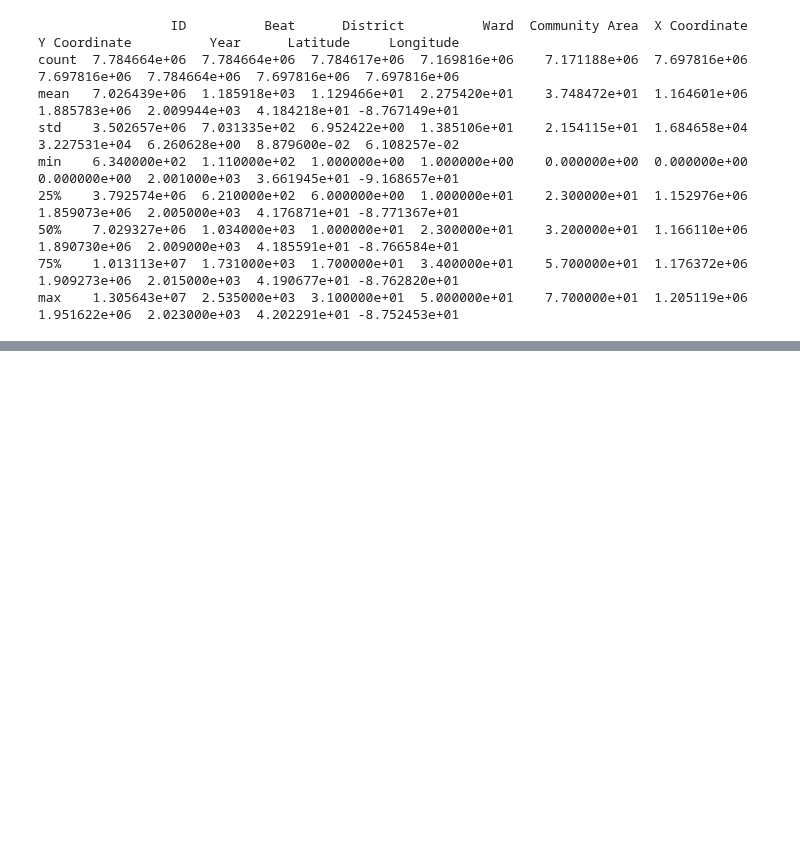
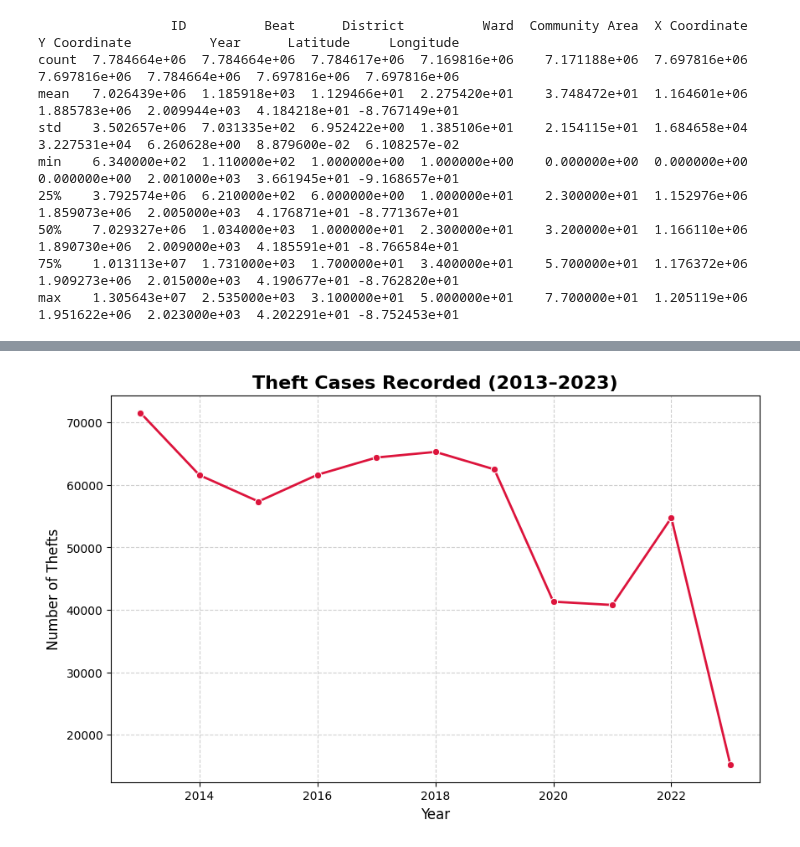
Before and after one commit to DuoDduo/AI-fellowship-module-2, a Jupyter notebook: Tasks/Task19/task19.ipynb, the cells around one changed output, grey strips where cells are left out. Cells and saved outputs as stored; diff of their text form; code cells hidden in the pictures; blank space fills up the shorter version.

```diff
--- a/Tasks/Task19/task19.ipynb
+++ b/Tasks/Task19/task19.ipynb
@@ -301,0 +448,23 @@ max    1.305643e+07  2.535000e+03  3.100000e+01  5.000000e+01    7.700000e+01  1
+# %%
+#Select only the THEFT crimes
+theft_crime = crime_ten_yrs.loc["THEFT"]
+
+#Grouping by year and count
+theft_by_year = theft_crime.groupby("year").size()
+
+# Plotting the line chart
+plt.figure(figsize=(10,6))
+sns.lineplot(x=theft_by_year.index, y=theft_by_year.values,
+             marker="o", color="crimson", linewidth=2)
+
+# Adding the chart details
+plt.title("Theft Cases Recorded (2013–2023)", fontsize=16, weight="bold")
+plt.xlabel("Year", fontsize=12)
+plt.ylabel("Number of Thefts", fontsize=12)
+
+# Add grid
+plt.grid(True, linestyle="--", alpha=0.6)
+
+plt.show()
+# %% [output]
+[figure, added]
```
Also changed, not shown: parts of 12 cells of this notebook, 1 other file.
